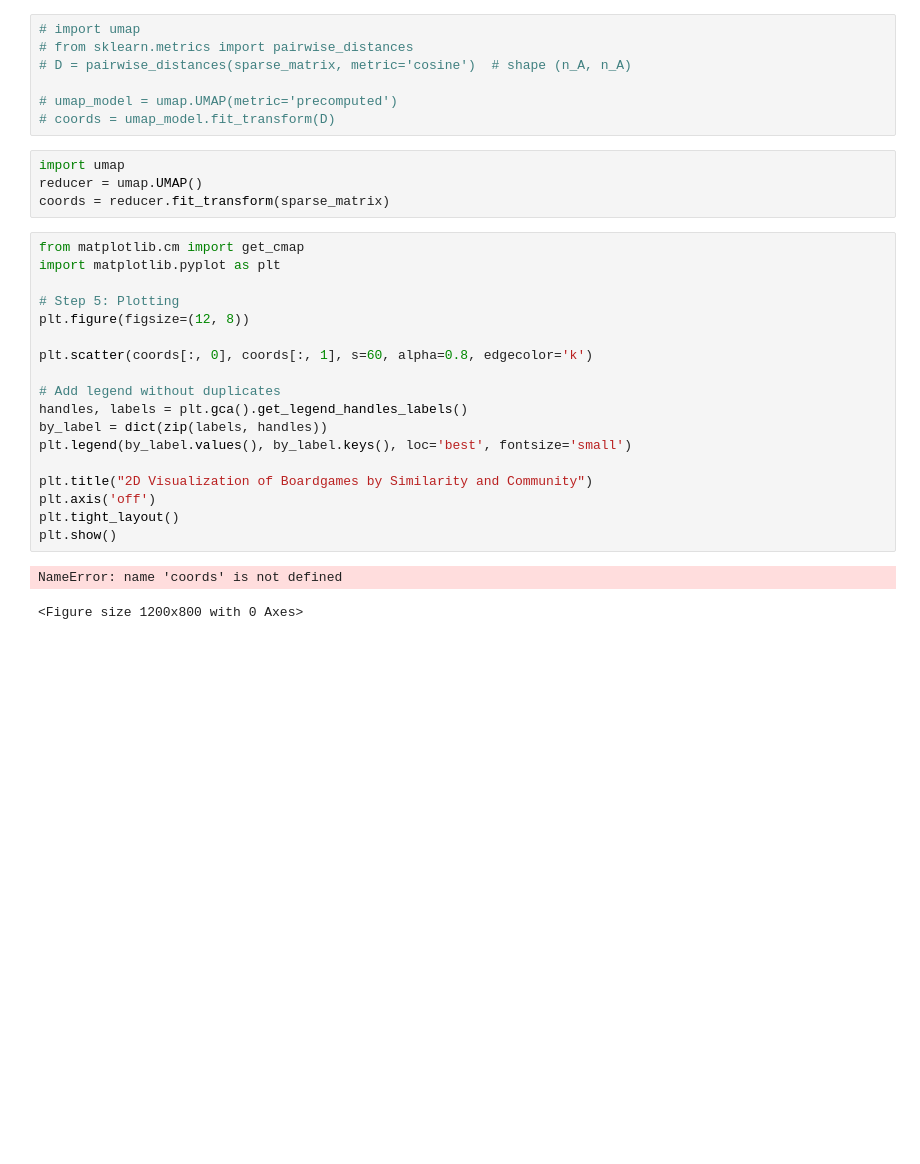
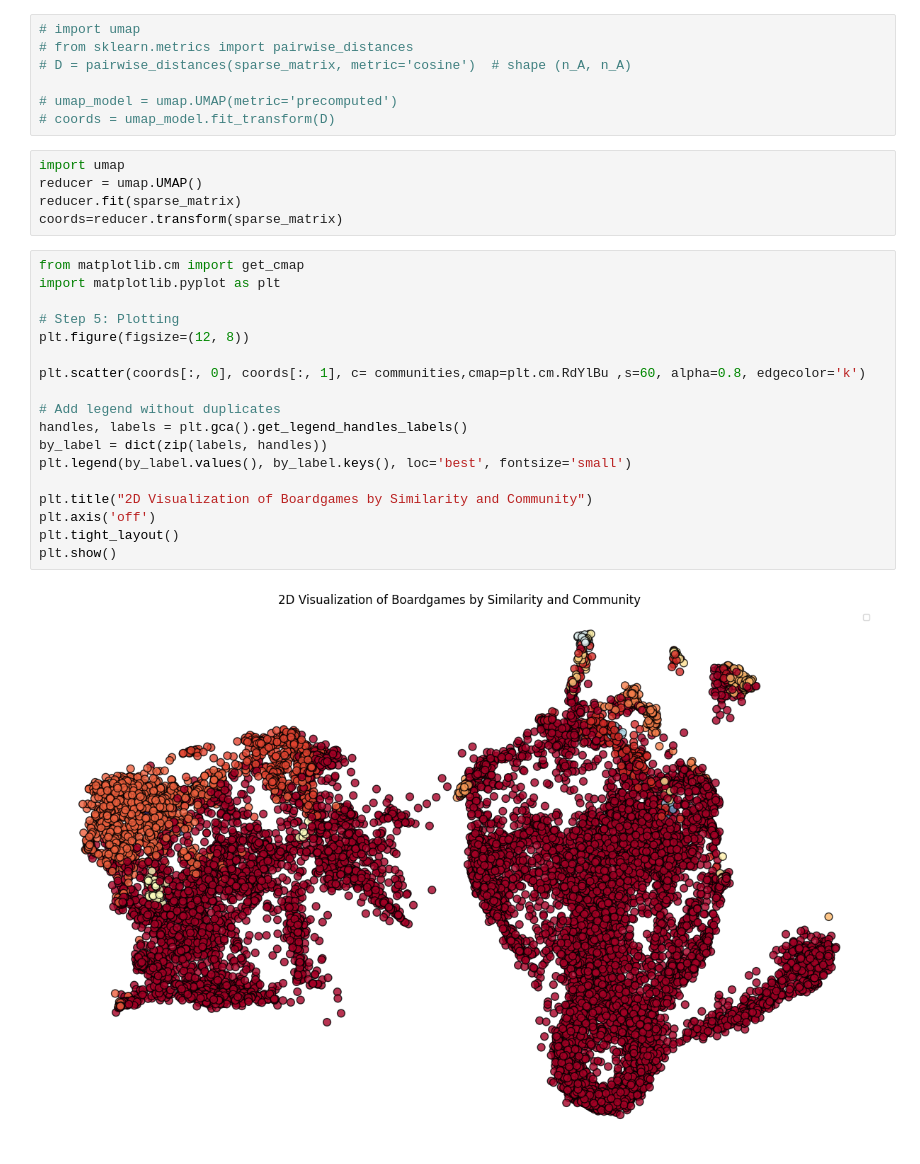
Before and after one commit to Toucan4Life/python-bgg, a Jupyter notebook: notebooks/analyse data bipartite.ipynb, the cells around one changed output. Cells and saved outputs as stored; diff of their text form; blank space fills up the shorter version.

```diff
--- a/notebooks/analyse data bipartite.ipynb
+++ b/notebooks/analyse data bipartite.ipynb
@@ -99,25 +92,25 @@ plt.loglog(cluster_counts.keys(), cluster_counts.values(), 'o')
 # %%
 import umap
 reducer = umap.UMAP()
-coords = reducer.fit_transform(sparse_matrix)
+reducer.fit(sparse_matrix)
+coords=reducer.transform(sparse_matrix)
 # %%
 from matplotlib.cm import get_cmap
 import matplotlib.pyplot as plt
 
 # Step 5: Plotting
 plt.figure(figsize=(12, 8))
 
-plt.scatter(coords[:, 0], coords[:, 1], s=60, alpha=0.8, edgecolor='k')
+plt.scatter(coords[:, 0], coords[:, 1], c= communities,cmap=plt.cm.RdYlBu ,s=60, alpha=0.8, edgecolor='k')
 
 # Add legend without duplicates
 handles, labels = plt.gca().get_legend_handles_labels()
 by_label = dict(zip(labels, handles))
 plt.legend(by_label.values(), by_label.keys(), loc='best', fontsize='small')
 
 plt.title("2D Visualization of Boardgames by Similarity and Community")
 plt.axis('off')
 plt.tight_layout()
 plt.show()
 # %% [output]
-NameError: name 'coords' is not defined
-<Figure size 1200x800 with 0 Axes>
+[figure, added]
```
Also changed, not shown: parts of 7 cells of this notebook, 1 other file.
